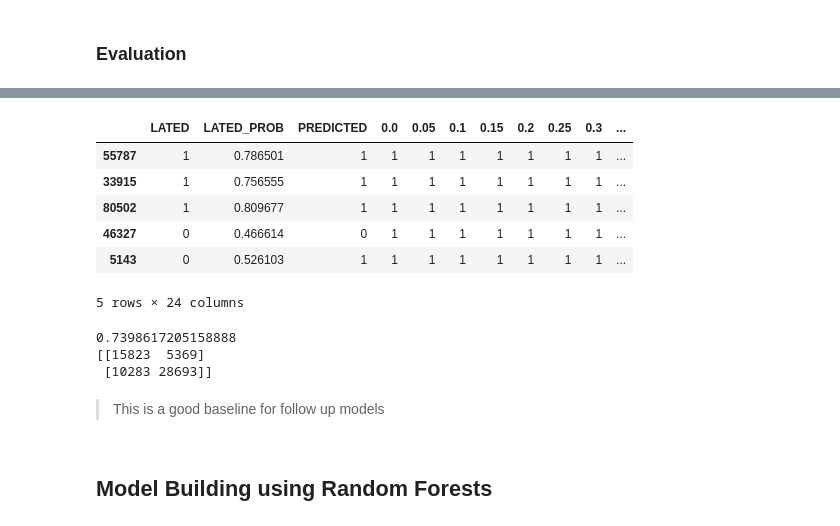
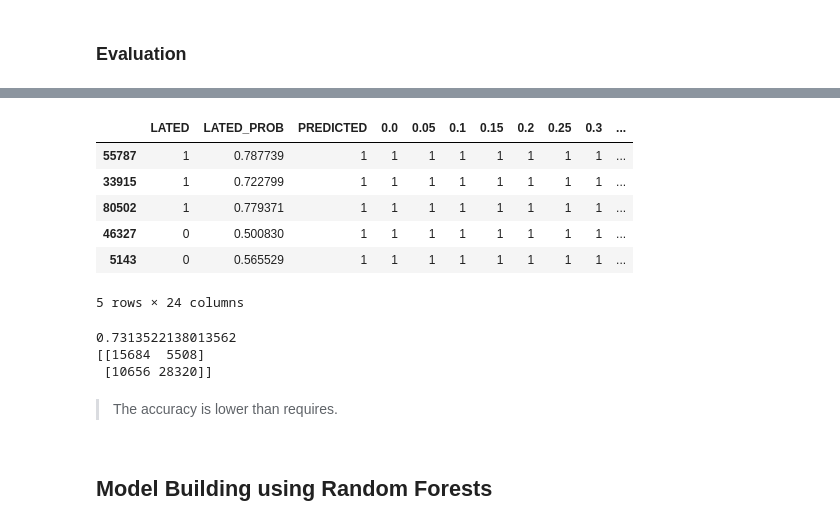
Before and after one commit to liemnh98/upGrad-Domain-Oriented-Case-Study, a Jupyter notebook: main_code.iPynb, the cells around one changed output, grey strips where cells are left out. Saved outputs shown, nothing was run; the diff lists cells and outputs as text; code cells hidden in the pictures.

```diff
--- a/main_code.iPynb
+++ b/main_code.iPynb
@@ -74,6 +74,7 @@ received.drop(inplace=True, columns=[
     'Local Amount', # use USD amount instead
     'INVOICE_ALLOCATED', # reference number
     'CUSTOMER_NAME', # use CUSTOMER_NUMBER instead
+    'CURRENCY_CODE' # we will use the currency of the invoice instead
 ])
 # %%
 # Remove records with Invoice Value equal to 0
@@ -507,7 +511,6 @@ received.head()
 # %%
 # list of variables to be dummified
 dummy_cols = [
-    'CURRENCY_CODE',
     'INVOICE_CURRENCY_CODE',
     'SEGMENT_ID'
 ]
@@ -574,6 +579,3 @@ sns.heatmap(x_train.corr().round(2), annot= True, cmap= 'RdYlGn')
-# %%
-# CURRENCY_CODE and INVOICE_CURRENCY_CODE are higly correlated. we should keep only one
-x_train.drop(columns=['INVOICE_CURRENCY_CODE_SAR', 'INVOICE_CURRENCY_CODE_USD', 'INVOICE_CURRENCY_CODE_other'], inplace=True)
 # %% [markdown]
 > Seems like SEGMENT_ID_1 can be a high correlation features.
 # %%
@@ -708,25 +711,25 @@ plt.show()
 # %%
-# apply the threshold of 0.65
-y_train_pred_final['FINAL_PREDICTED'] = y_train_pred_final['LATED_PROB'].map(lambda x: 1 if x > 0.65 else 0)
+# apply the threshold of 0.64
+y_train_pred_final['FINAL_PREDICTED'] = y_train_pred_final['LATED_PROB'].map(lambda x: 1 if x > 0.64 else 0)
 y_train_pred_final.head()
 # %% [output]
 |  | LATED | LATED_PROB | PREDICTED | 0.0 | 0.05 | 0.1 | 0.15 | 0.2 | 0.25 | 0.3 | ... |
-| 55787 | 1 | 0.786501 | 1 | 1 | 1 | 1 | 1 | 1 | 1 | 1 | ... |
-| 33915 | 1 | 0.756555 | 1 | 1 | 1 | 1 | 1 | 1 | 1 | 1 | ... |
-| 80502 | 1 | 0.809677 | 1 | 1 | 1 | 1 | 1 | 1 | 1 | 1 | ... |
-| 46327 | 0 | 0.466614 | 0 | 1 | 1 | 1 | 1 | 1 | 1 | 1 | ... |
-| 5143 | 0 | 0.526103 | 1 | 1 | 1 | 1 | 1 | 1 | 1 | 1 | ... |
+| 55787 | 1 | 0.787739 | 1 | 1 | 1 | 1 | 1 | 1 | 1 | 1 | ... |
+| 33915 | 1 | 0.722799 | 1 | 1 | 1 | 1 | 1 | 1 | 1 | 1 | ... |
+| 80502 | 1 | 0.779371 | 1 | 1 | 1 | 1 | 1 | 1 | 1 | 1 | ... |
+| 46327 | 0 | 0.500830 | 1 | 1 | 1 | 1 | 1 | 1 | 1 | 1 | ... |
+| 5143 | 0 | 0.565529 | 1 | 1 | 1 | 1 | 1 | 1 | 1 | 1 | ... |
 5 rows × 24 columns
 # %%
 # check accuracy and confusion matrix of the model
 print(accuracy_score(y_train_pred_final['LATED'], y_train_pred_final['FINAL_PREDICTED']))
 print(confusion_matrix(y_train_pred_final['LATED'], y_train_pred_final['FINAL_PREDICTED']))
 # %% [output]
-0.7398617205158888
-[[15823  5369]
- [10283 28693]]
+0.7313522138013562
+[[15684  5508]
+ [10656 28320]]
-# %% [markdown]
-> This is a good baseline for follow up models
+# %% [markdown]
+> The accuracy is lower than requires.
 # %% [markdown]
 ## Model Building using Random Forests
 # %% [markdown]
```
Also changed, not shown: parts of 33 cells of this notebook.
